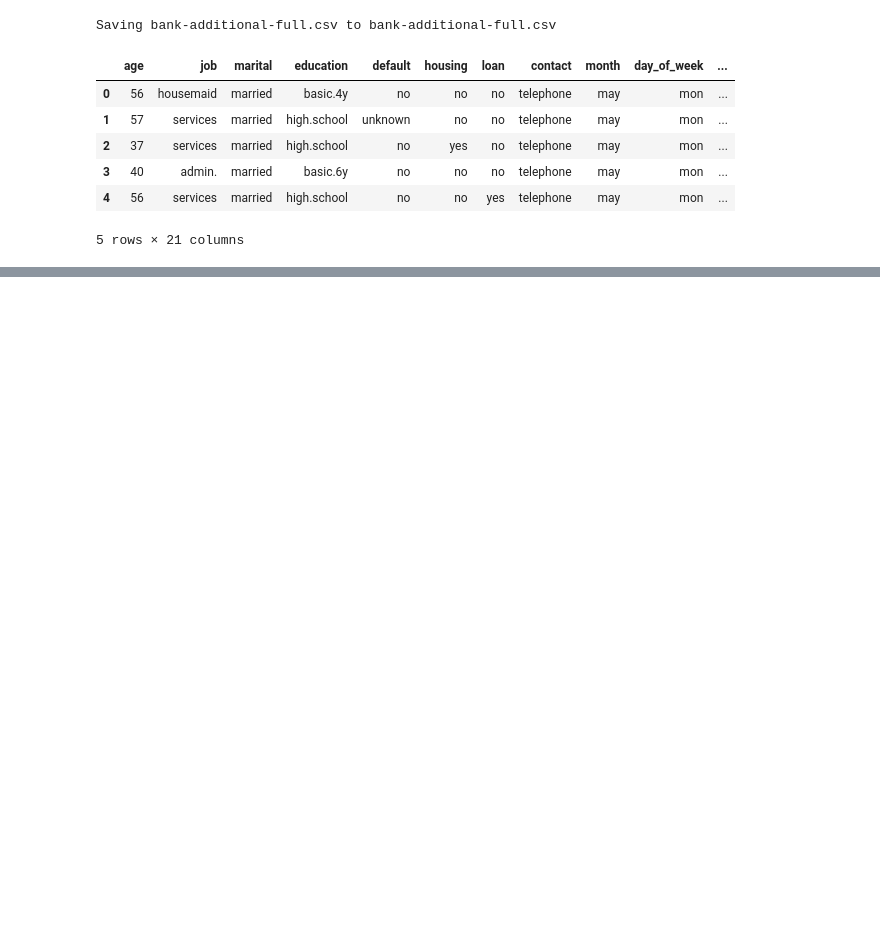
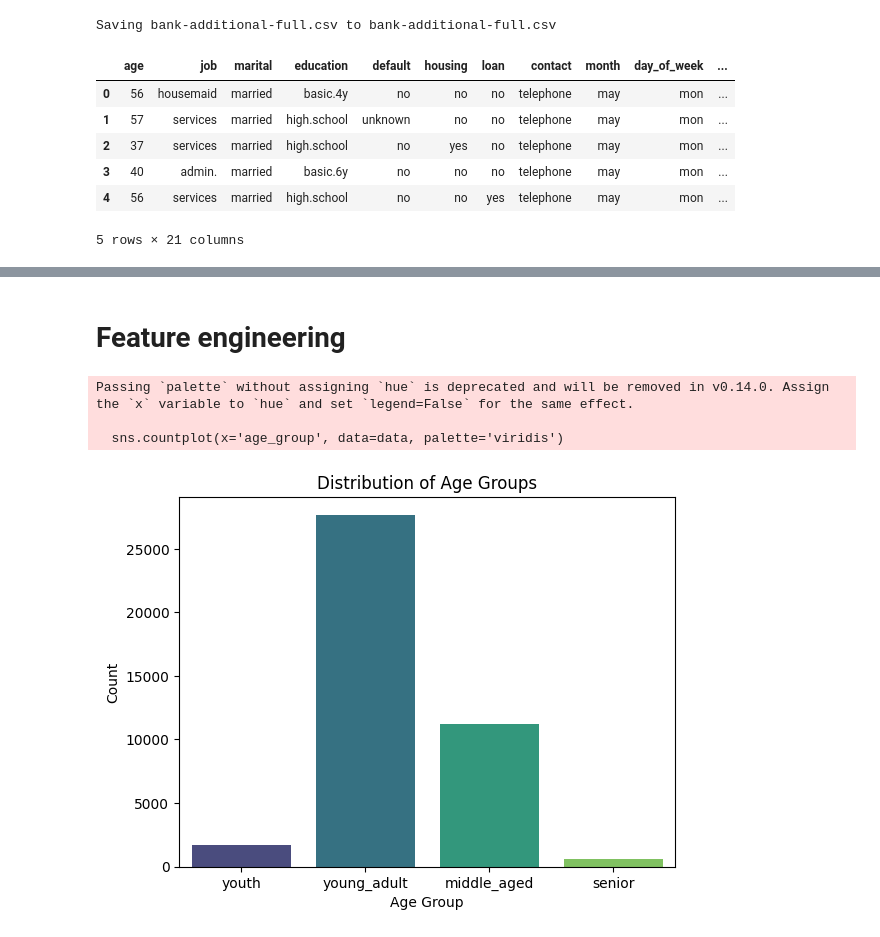
Before and after one commit to dilshanindi/Bank_Marketing, a Jupyter notebook: ML_CW.ipynb, the cells around one changed output, grey strips where cells are left out. Saved outputs shown, nothing was run; the diff lists cells and outputs as text; code cells hidden in the pictures; blank space fills up the shorter version.

```diff
--- a/ML_CW.ipynb
+++ b/ML_CW.ipynb
@@ -96,0 +84,23 @@ Target distribution after SMOTE: [36548 36548]
+# %% [markdown]
+#  Feature engineering
+# %%
+
+# Binning 'age' into meaningful age groups
+data['age_group'] = pd.cut(
+    data['age'],
+    bins=[0, 25, 45, 65, 100],
+    labels=['youth', 'young_adult', 'middle_aged', 'senior'],
+    include_lowest=True
+)
+
+# Visualizing the distribution of 'age_group'
+sns.countplot(x='age_group', data=data, palette='viridis')
+plt.title('Distribution of Age Groups')
+plt.xlabel('Age Group')
+plt.ylabel('Count')
+plt.show()
+# %% [output]
+Passing `palette` without assigning `hue` is deprecated and will be removed in v0.14.0. Assign the `x` variable to `hue` and set `legend=False` for the same effect.
+
+  sns.countplot(x='age_group', data=data, palette='viridis')
+[figure, added]
```
Also changed, not shown: parts of 28 cells of this notebook.
